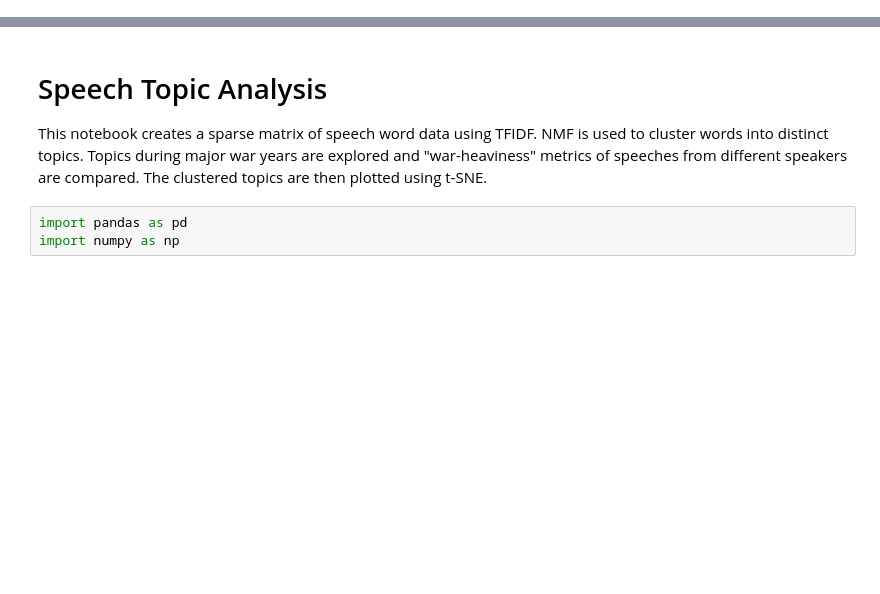
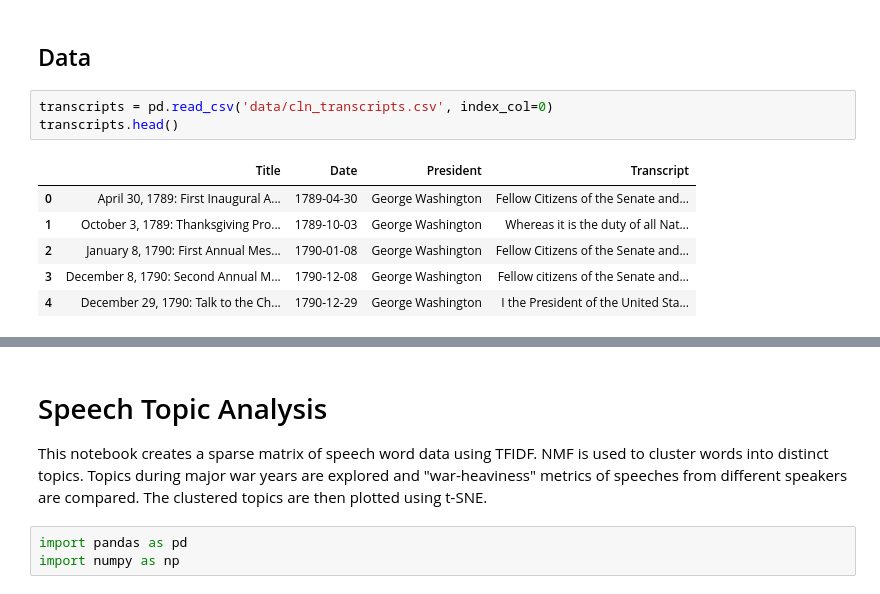
Before and after one commit to kevscon/Project-4, a Jupyter notebook: topic_modeling.ipynb, the cells around one changed output, grey strips where cells are left out. Drawn from its saved outputs; the diff is of its cells as text; blank space fills up the shorter version.

```diff
--- a/topics.ipynb
+++ b/topic_modeling.ipynb
@@ -0,0 +30,12 @@
+# %% [markdown]
+## Data
+# %%
+transcripts = pd.read_csv('data/cln_transcripts.csv', index_col=0)
+transcripts.head()
+# %% [output]
+|  | Title | Date | President | Transcript |
+| 0 | April 30, 1789: First Inaugural A... | 1789-04-30 | George Washington | Fellow Citizens of the Senate and... |
+| 1 | October 3, 1789: Thanksgiving Pro... | 1789-10-03 | George Washington | Whereas it is the duty of all Nat... |
+| 2 | January 8, 1790: First Annual Mes... | 1790-01-08 | George Washington | Fellow Citizens of the Senate and... |
+| 3 | December 8, 1790: Second Annual M... | 1790-12-08 | George Washington | Fellow citizens of the Senate and... |
+| 4 | December 29, 1790: Talk to the Ch... | 1790-12-29 | George Washington | I the President of the United Sta... |
```
Also changed, not shown: parts of 25 cells of this notebook, 7 other files.
